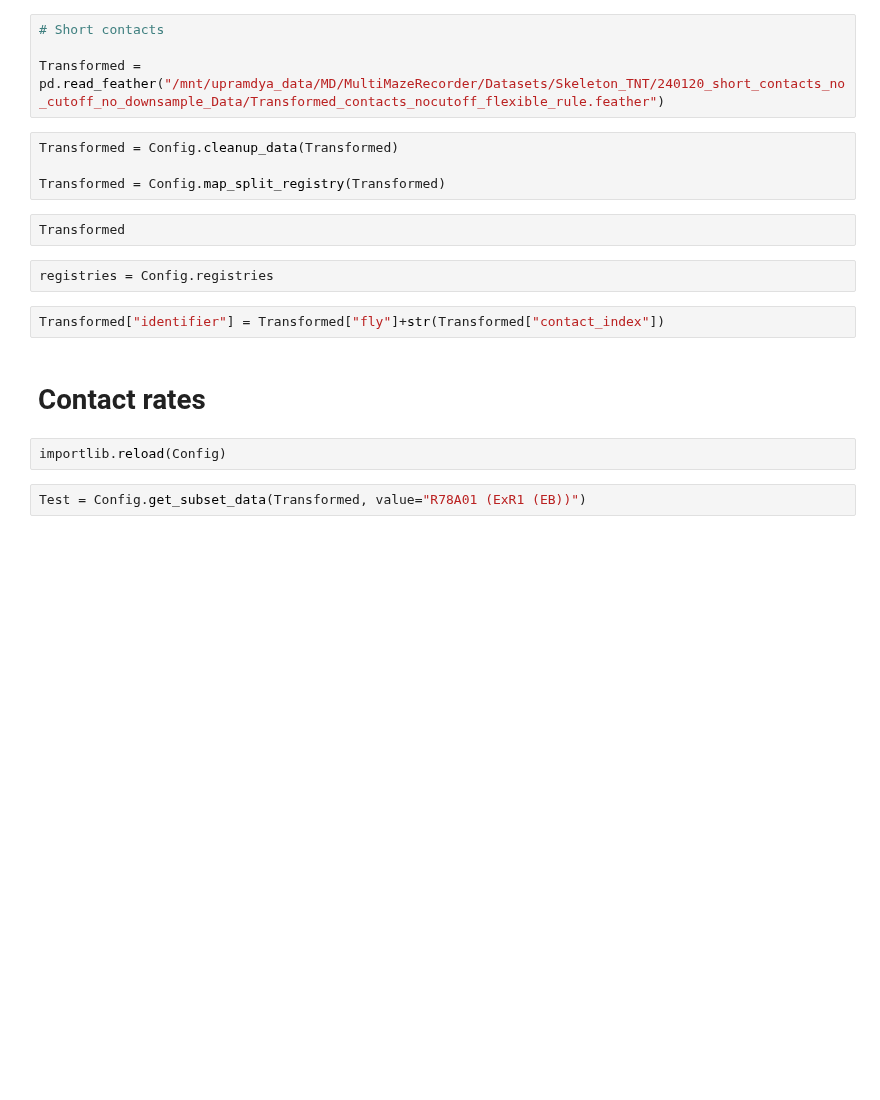
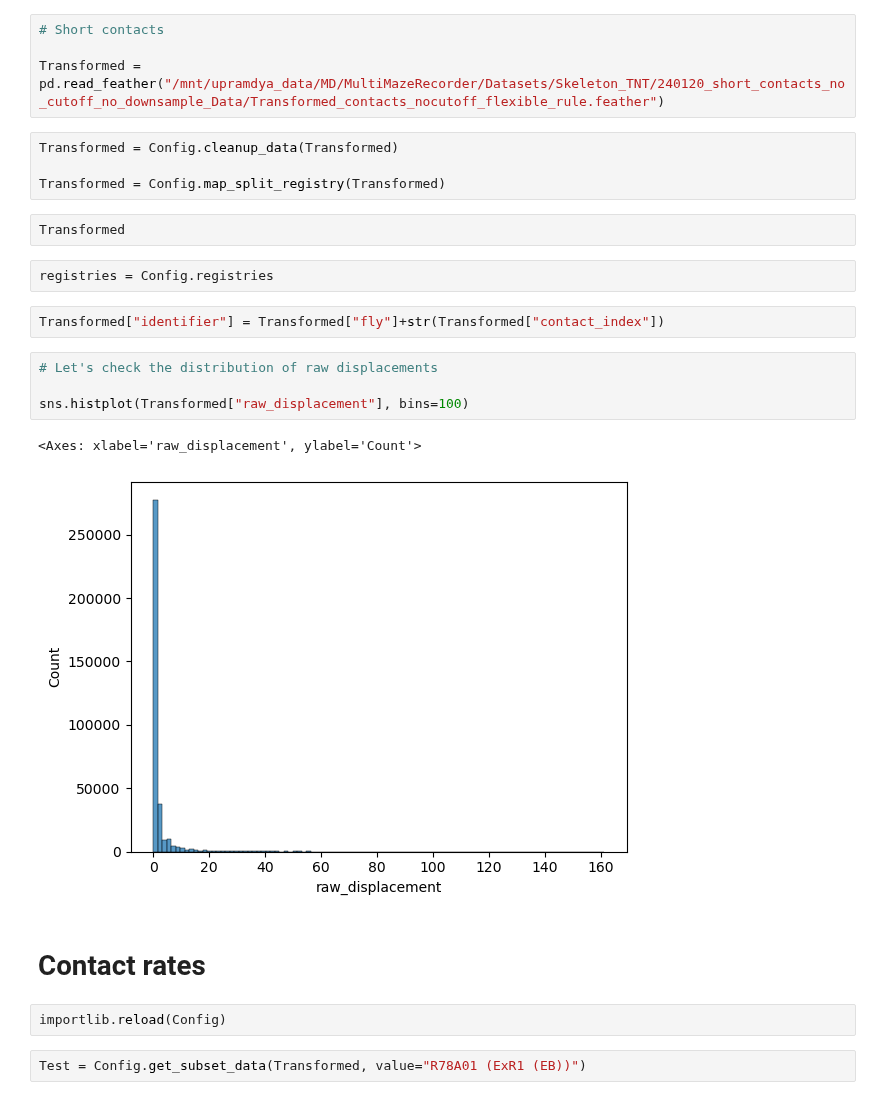
Before and after one commit to NeLy-EPFL/Tracking_Analysis, a Jupyter notebook: MazeRecorder/Analysis/TNT_Sreen_Notebooks/Contacts_analysis.ipynb, the cells around one changed output. Saved outputs shown, nothing was run; the diff lists cells and outputs as text; blank space fills up the shorter version.

Commit message:
Added raw displacement per contacts

```diff
--- a/MazeRecorder/Analysis/TNT_Sreen_Notebooks/Contacts_analysis.ipynb
+++ b/MazeRecorder/Analysis/TNT_Sreen_Notebooks/Contacts_analysis.ipynb
@@ -52,6 +60,13 @@ Transformed
 registries = Config.registries
 # %%
 Transformed["identifier"] = Transformed["fly"]+str(Transformed["contact_index"])
+# %%
+# Let's check the distribution of raw displacements
+
+sns.histplot(Transformed["raw_displacement"], bins=100)
+# %% [output]
+<Axes: xlabel='raw_displacement', ylabel='Count'>
+[figure, added]
 # %% [markdown]
 # Contact rates
 # %%
```
Also changed, not shown: parts of 6 cells of this notebook.
